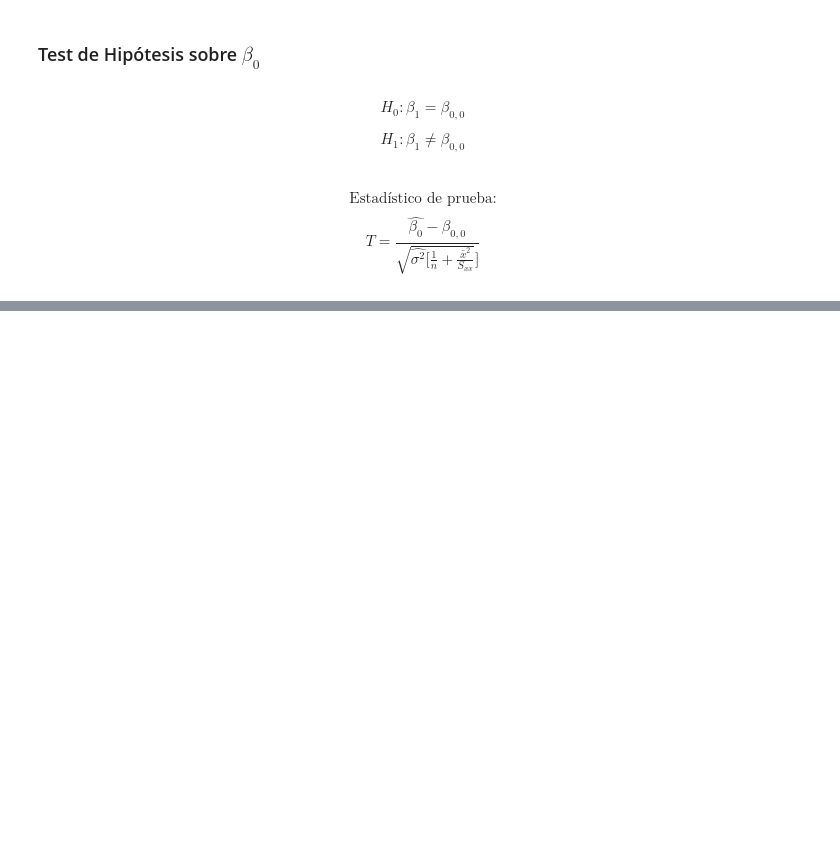
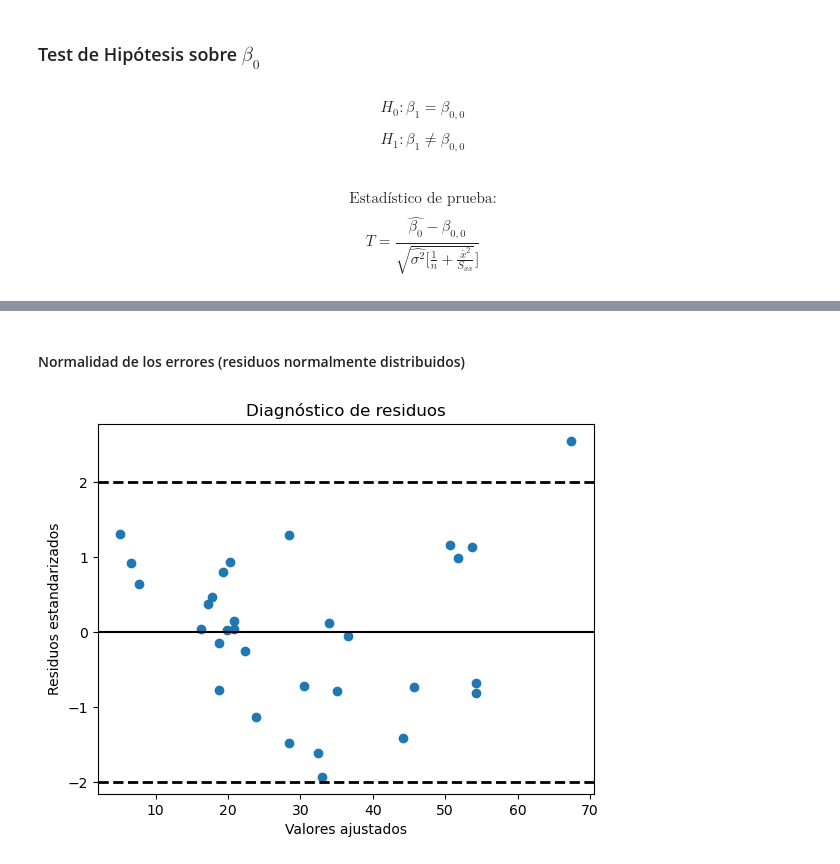
Before and after one commit to ppandomail/est, a Jupyter notebook: 4-regresion-lineal.ipynb, the cells around one changed output, grey strips where cells are left out. Saved outputs shown, nothing was run; the diff lists cells and outputs as text; code cells hidden in the pictures; blank space fills up the shorter version.

Commit message:
regresion lineal

```diff
--- a/4-regresion-lineal.ipynb
+++ b/4-regresion-lineal.ipynb
@@ -230,0 +260,3 @@ $$T = \frac{\hat{\beta_0} - \beta_{0,0}}{\sqrt{\hat{\sigma^2} [\frac{1}{n} + \fr
+# %%
+trees = pd.read_csv('doc/ia/data/trees.csv')
+trees.head()
@@ -230,0 +270,24 @@ $$T = \frac{\hat{\beta_0} - \beta_{0,0}}{\sqrt{\hat{\sigma^2} [\frac{1}{n} + \fr
+# %% [markdown]
+#### Normalidad de los errores (residuos normalmente distribuidos)
+# %%
+# Estimar el modelo lineal: Volume ~ Girth
+X = sm.add_constant(trees['Girth'])  # Agregar intercepto
+y = trees['Volume']
+modelo = sm.OLS(y, X).fit()
+
+# Obtener residuos y residuos estandarizados
+influence = OLSInfluence(modelo)
+residuos_estandarizados = influence.resid_studentized_internal
+valores_ajustados = modelo.fittedvalues
+
+# Graficar residuos estandarizados vs valores ajustados
+plt.scatter(valores_ajustados, residuos_estandarizados)
+plt.axhline(y=2, linestyle='dashed', linewidth=2, color='black')
+plt.axhline(y=-2, linestyle='dashed', linewidth=2, color='black')
+plt.axhline(y=0, color='black')
+plt.xlabel('Valores ajustados')
+plt.ylabel('Residuos estandarizados')
+plt.title('Diagnóstico de residuos')
+plt.show()
+# %% [output]
+[figure, added]
```
Also changed, not shown: parts of 18 cells of this notebook, 2 other files.
